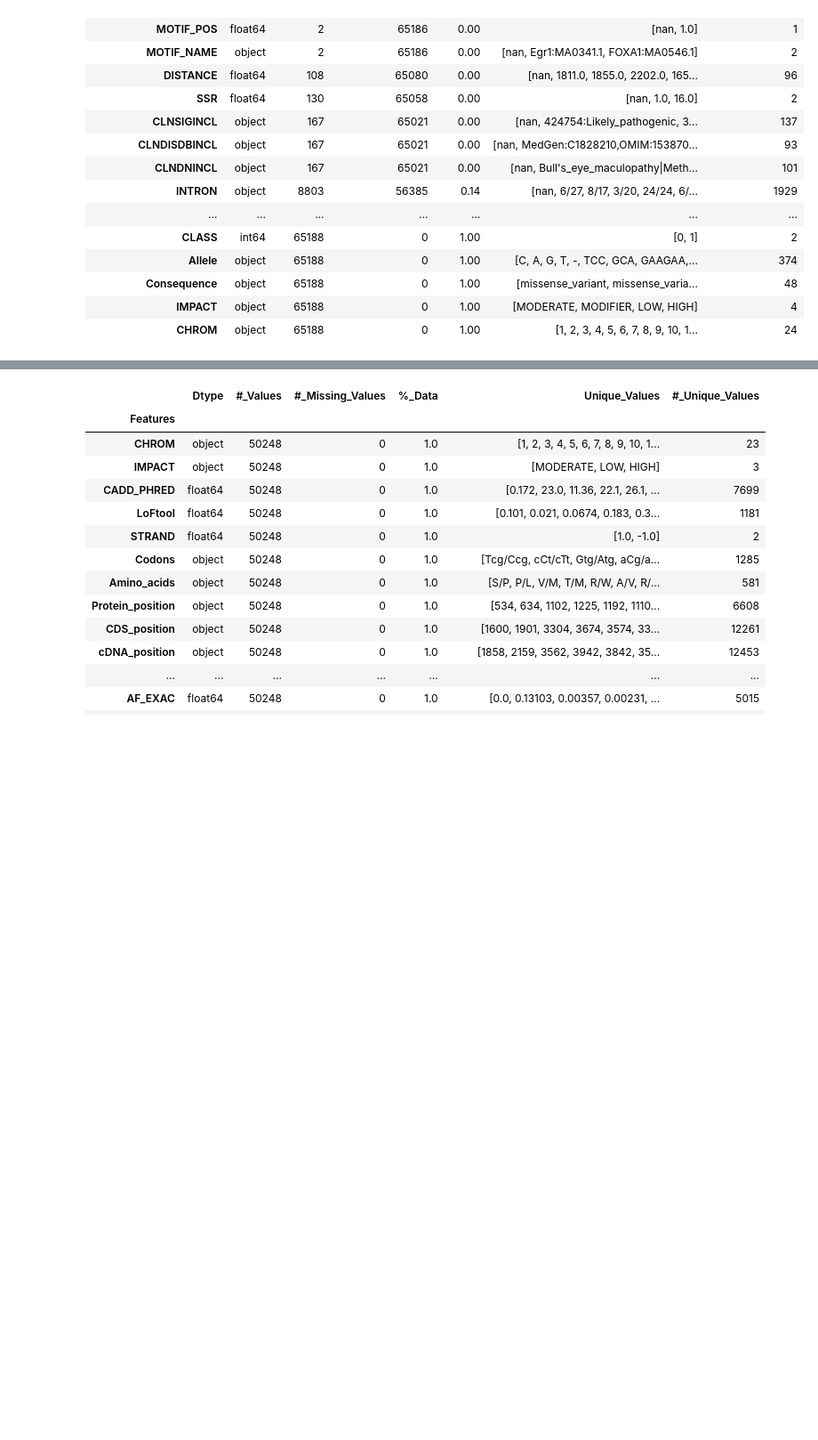
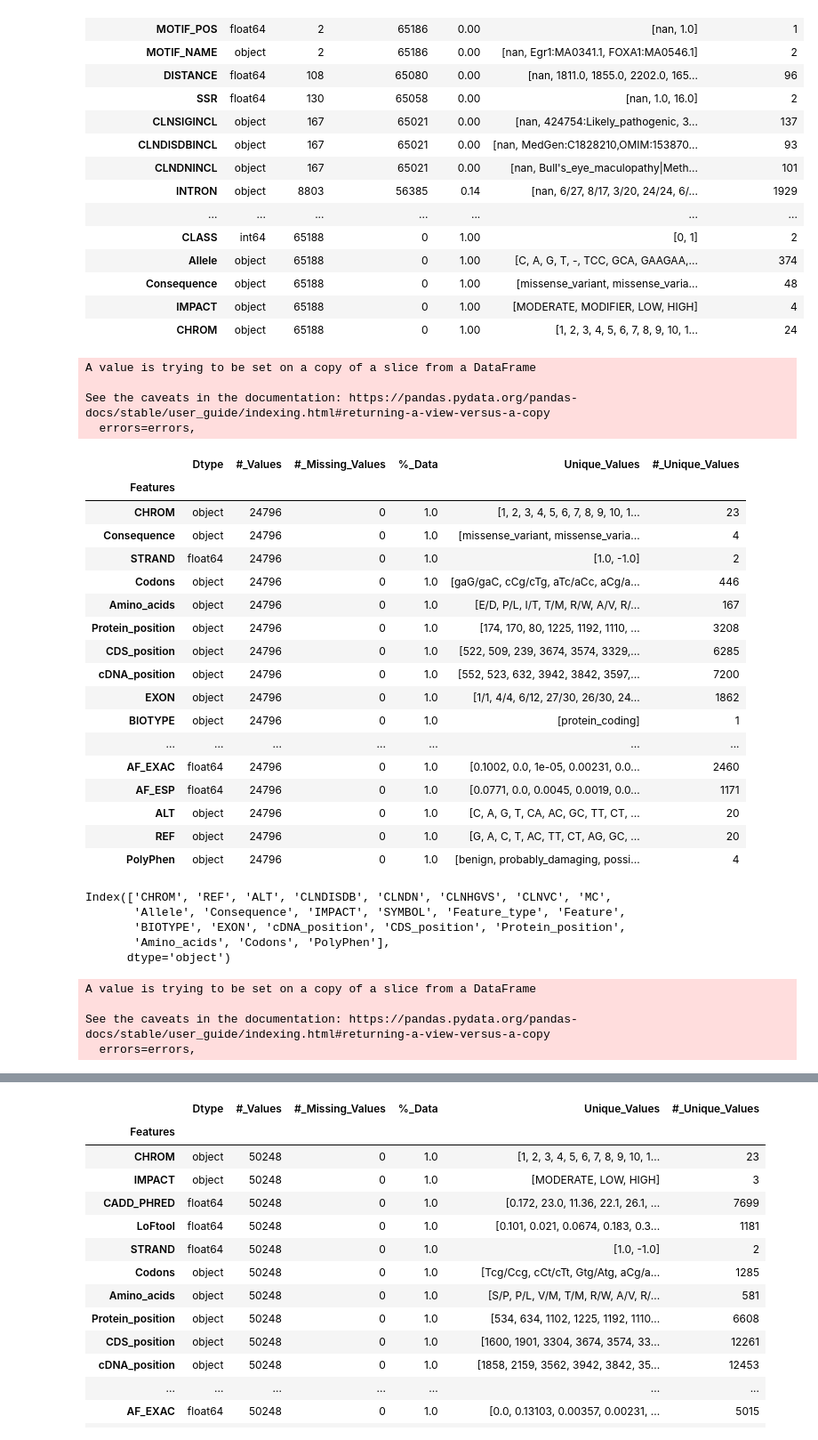
Before and after one commit to laffertybrian/W_William_Project_001, a Jupyter notebook: Genetic_Variant_Classification.ipynb, the cells around one changed output, grey strips where cells are left out. Shown at 89% size. Saved outputs shown, nothing was run; the diff lists cells and outputs as text; code cells hidden in the pictures; blank space fills up the shorter version.

Commit message:
Created multiple data frames. Need more time on feature selection/EDA

```diff
--- a/Genetic_Variant_Classification.ipynb
+++ b/Genetic_Variant_Classification.ipynb
@@ -115,6 +115,57 @@ df_summary
 | Consequence | object | 65188 | 0 | 1.00 | [missense_variant, missense_varia... | 48 |
 | IMPACT | object | 65188 | 0 | 1.00 | [MODERATE, MODIFIER, LOW, HIGH] | 4 |
 | CHROM | object | 65188 | 0 | 1.00 | [1, 2, 3, 4, 5, 6, 7, 8, 9, 10, 1... | 24 |
+# %%
+# I think PolyPhen is a critical column. droping the rows with nan values and seeing what is left of the dataframe.
+df_poly = df[df['PolyPhen'].notna()]
+df_poly_summary = dataframe_statistics(df_poly)
+#df_poly_summary
+columns_to_drop_poly = list(df_poly_summary[df_poly_summary["#_Missing_Values"] > 1].index)
+
+df_poly.drop(columns = columns_to_drop_poly, inplace = True)
+df_poly_summary = dataframe_statistics(df_poly)
+df_poly_summary
+# %% [output]
+A value is trying to be set on a copy of a slice from a DataFrame
+
+See the caveats in the documentation: https://pandas.pydata.org/pandas-docs/stable/user_guide/indexing.html#returning-a-view-versus-a-copy
+  errors=errors,
+|  | Dtype | #_Values | #_Missing_Values | %_Data | Unique_Values | #_Unique_Values |
+| Features |  |  |  |  |  |  |
+| CHROM | object | 24796 | 0 | 1.0 | [1, 2, 3, 4, 5, 6, 7, 8, 9, 10, 1... | 23 |
+| Consequence | object | 24796 | 0 | 1.0 | [missense_variant, missense_varia... | 4 |
+| STRAND | float64 | 24796 | 0 | 1.0 | [1.0, -1.0] | 2 |
+| Codons | object | 24796 | 0 | 1.0 | [gaG/gaC, cCg/cTg, aTc/aCc, aCg/a... | 446 |
+| Amino_acids | object | 24796 | 0 | 1.0 | [E/D, P/L, I/T, T/M, R/W, A/V, R/... | 167 |
+| Protein_position | object | 24796 | 0 | 1.0 | [174, 170, 80, 1225, 1192, 1110, ... | 3208 |
+| CDS_position | object | 24796 | 0 | 1.0 | [522, 509, 239, 3674, 3574, 3329,... | 6285 |
+| cDNA_position | object | 24796 | 0 | 1.0 | [552, 523, 632, 3942, 3842, 3597,... | 7200 |
+| EXON | object | 24796 | 0 | 1.0 | [1/1, 4/4, 6/12, 27/30, 26/30, 24... | 1862 |
+| BIOTYPE | object | 24796 | 0 | 1.0 | [protein_coding] | 1 |
+| ... | ... | ... | ... | ... | ... | ... |
+| AF_EXAC | float64 | 24796 | 0 | 1.0 | [0.1002, 0.0, 1e-05, 0.00231, 0.0... | 2460 |
+| AF_ESP | float64 | 24796 | 0 | 1.0 | [0.0771, 0.0, 0.0045, 0.0019, 0.0... | 1171 |
+| ALT | object | 24796 | 0 | 1.0 | [C, A, G, T, CA, AC, GC, TT, CT, ... | 20 |
+| REF | object | 24796 | 0 | 1.0 | [G, A, C, T, AC, TT, CT, AG, GC, ... | 20 |
+| PolyPhen | object | 24796 | 0 | 1.0 | [benign, probably_damaging, possi... | 4 |
+# %%
+# getting the object columns from poly
+poly_cat_cols = df_poly.select_dtypes('object').columns
+poly_cat_cols
+# %% [output]
+Index(['CHROM', 'REF', 'ALT', 'CLNDISDB', 'CLNDN', 'CLNHGVS', 'CLNVC', 'MC',
+       'Allele', 'Consequence', 'IMPACT', 'SYMBOL', 'Feature_type', 'Feature',
+       'BIOTYPE', 'EXON', 'cDNA_position', 'CDS_position', 'Protein_position',
+       'Amino_acids', 'Codons', 'PolyPhen'],
+      dtype='object')
+# %%
+poly_cat_cols_to_drop = ['CLNHGVS', 'CLNDISDB']
+df_poly.drop(columns = poly_cat_cols_to_drop, inplace = True)
+# %% [output]
+A value is trying to be set on a copy of a slice from a DataFrame
+
+See the caveats in the documentation: https://pandas.pydata.org/pandas-docs/stable/user_guide/indexing.html#returning-a-view-versus-a-copy
+  errors=errors,
 # %%
 df.drop(df[df['Codons'].isna()].index, inplace=True)
 df.drop(df[df['CADD_RAW'].isna()].index, inplace=True)
```
Also changed, not shown: parts of 19 cells of this notebook.
